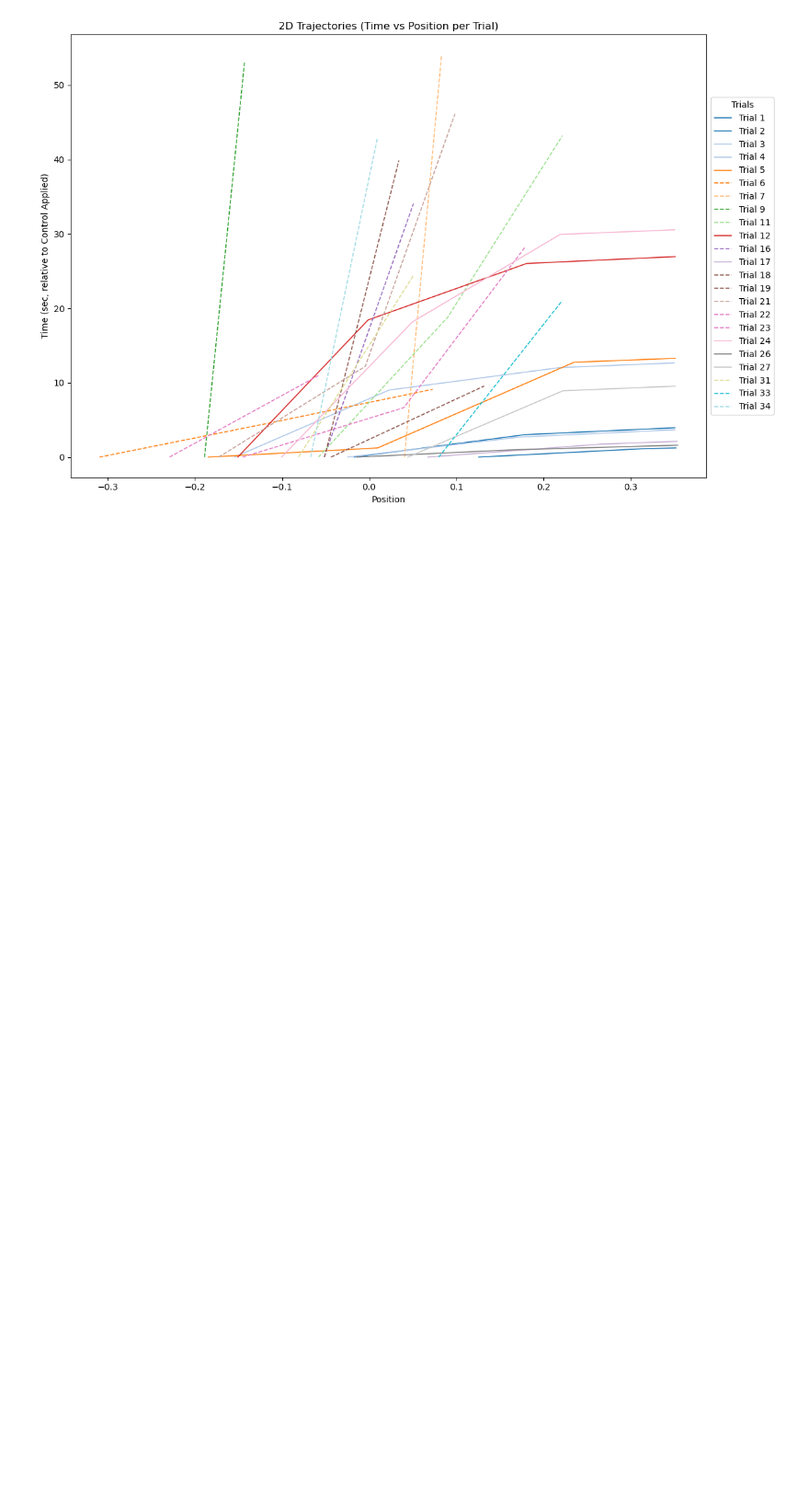
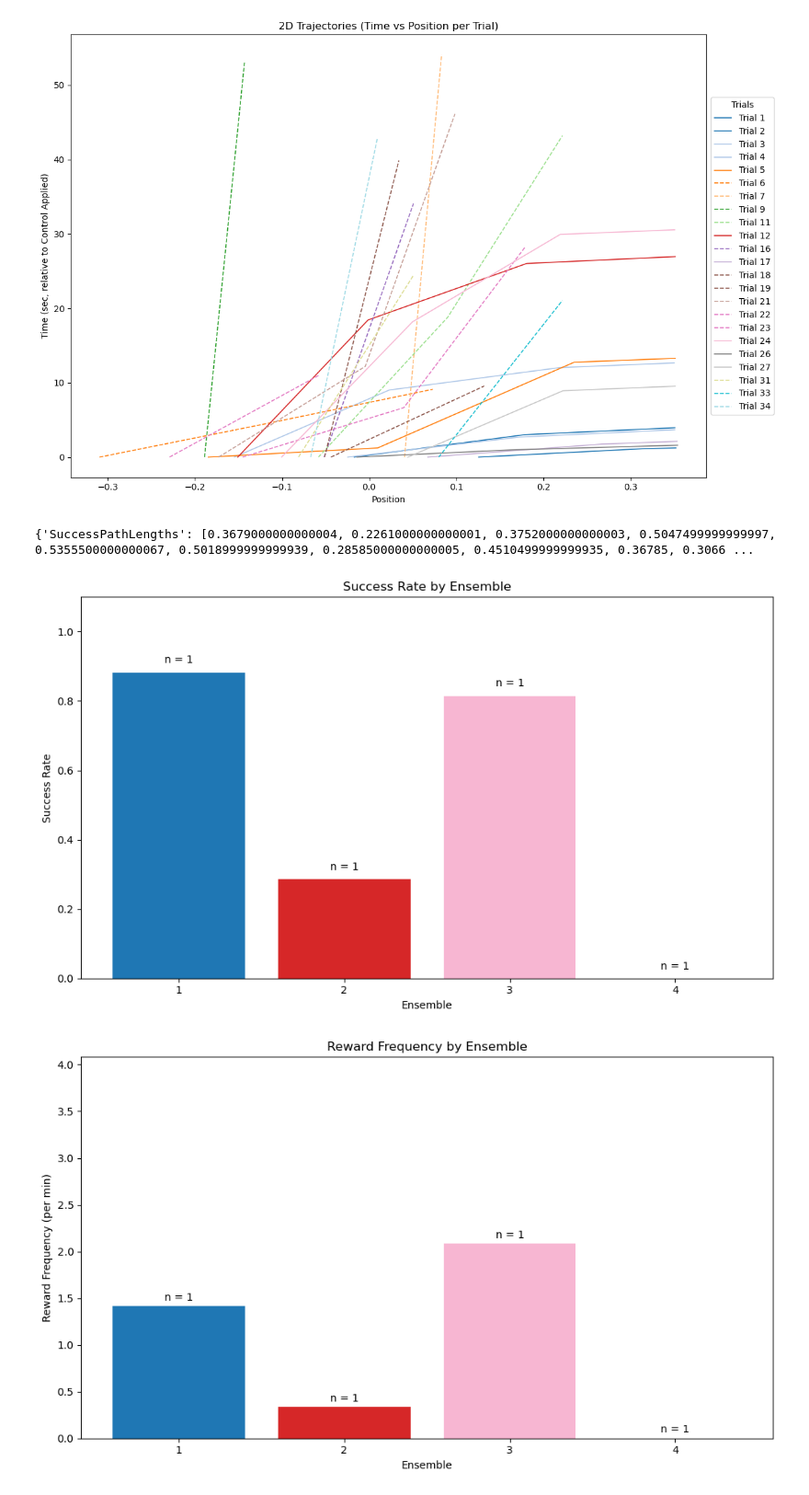
Before and after one commit to ChuehSY/FinalProject_ComSkillNeuro, a Jupyter notebook: Final proejct_improve.ipynb, the cells around one changed output. Shown at 92% size. Saved outputs shown, nothing was run; the diff lists cells and outputs as text; code cells hidden in the pictures; blank space fills up the shorter version.

```diff
--- a/Final proejct_improve.ipynb
+++ b/Final proejct_improve.ipynb
@@ -228,6 +227,11 @@ def calculate_path_lengths(df):
         "AverageSuccessPath": avg_success_path,
         "AverageFailPath": avg_fail_path
     }
+# %%
+paths = calculate_path_lengths(df)
+print(paths)
+# %% [output]
+{'SuccessPathLengths': [0.3679000000000004, 0.2261000000000001, 0.3752000000000003, 0.5047499999999997, 0.5355500000000067, 0.5018999999999939, 0.28585000000000005, 0.4510499999999935, 0.36785, 0.3066 ...
 # %%
 
 # 7. Ensemble bar plot with SE and n-number
@@ -285,3 +289,9 @@ def plot_ensemble_barplots(df, ensemble_col='Ensemble'):
     plot_single(summary_df['AvgTrialTime'], summary_df['SETrialTime'],
                 "Average Trial Time (s)", "Average Trial Time by Ensemble",
                 ylim=(0, max(summary_df['AvgTrialTime']) + 5))
+# %%
+df2 = pd.read_csv('reward_analysis_results_extended.csv')
+plot_ensemble_barplots(df2)
+# %% [output]
+[figure, added]
+[figure, added]
```
Also changed, not shown: parts of 5 cells of this notebook, 2 other files.
